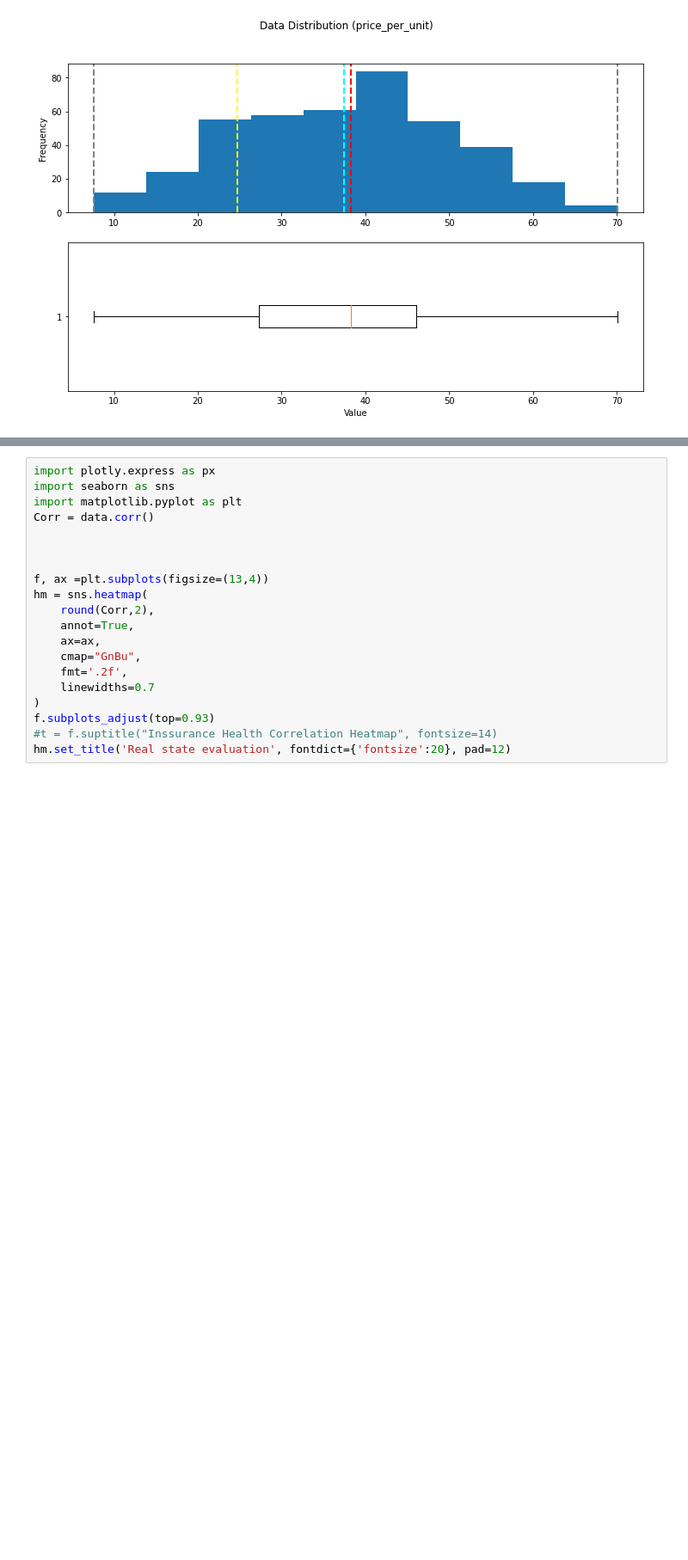
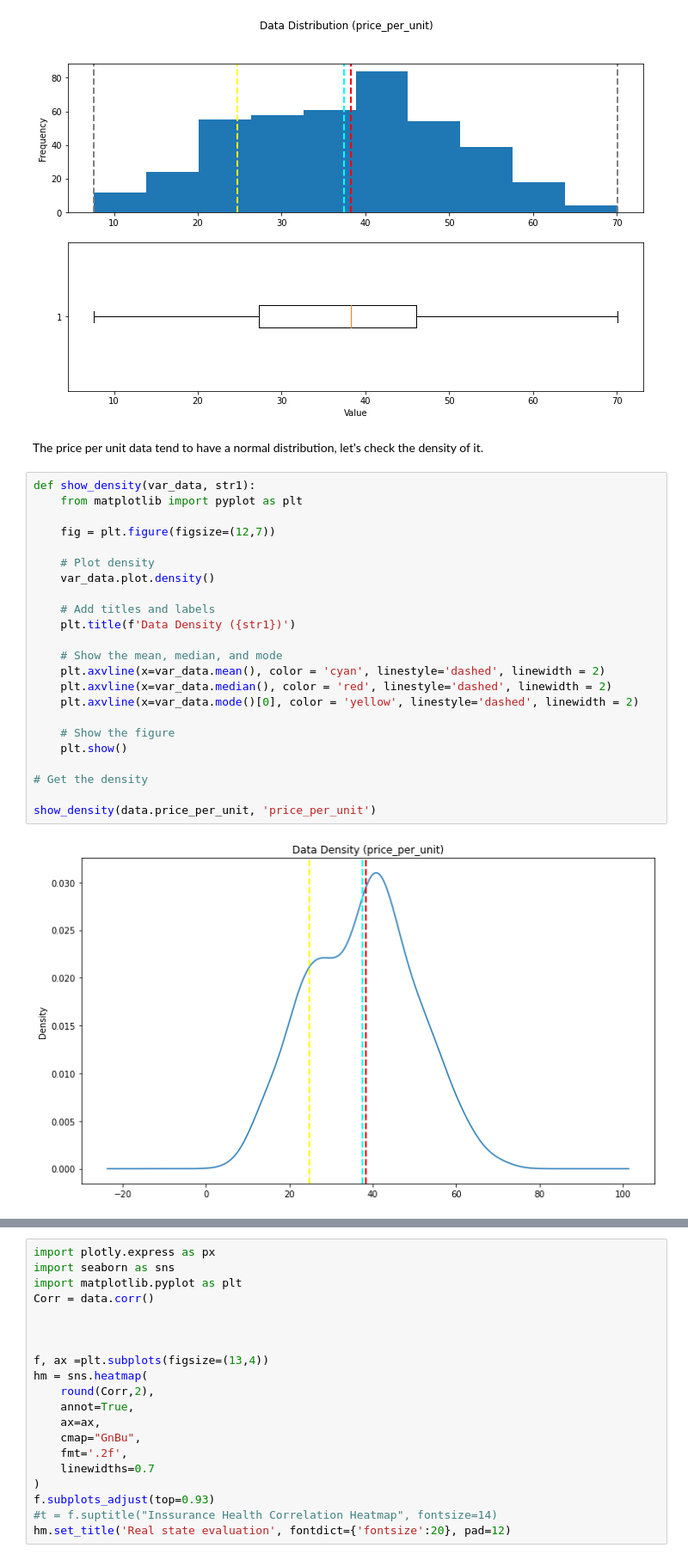
Before and after one commit to BanuelosCarlos/House-Price-Regression, a Jupyter notebook: Real Estate Regression Challenge.ipynb, the cells around one changed output, grey strips where cells are left out. Shown: that part at 86% size. Drawn from its saved outputs; the diff is of its cells as text; blank space fills up the shorter version.

```diff
--- a/Real Estate Regression Challenge.ipynb
+++ b/Real Estate Regression Challenge.ipynb
@@ -157,3 +164,30 @@ Maximum:70.10
 [figure]
 [figure]
 [figure]
+# %% [markdown]
+The price per unit data tend to have a normal distribution, let's check the density of it.
+# %%
+def show_density(var_data, str1):
+    from matplotlib import pyplot as plt
+
+    fig = plt.figure(figsize=(12,7))
+
+    # Plot density
+    var_data.plot.density()
+
+    # Add titles and labels
+    plt.title(f'Data Density ({str1})')
+
+    # Show the mean, median, and mode
+    plt.axvline(x=var_data.mean(), color = 'cyan', linestyle='dashed', linewidth = 2)
+    plt.axvline(x=var_data.median(), color = 'red', linestyle='dashed', linewidth = 2)
+    plt.axvline(x=var_data.mode()[0], color = 'yellow', linestyle='dashed', linewidth = 2)
+
+    # Show the figure
+    plt.show()
+
+# Get the density
+
+show_density(data.price_per_unit, 'price_per_unit')
+# %% [output]
+[figure, added]
```
Also changed, not shown: parts of 19 cells of this notebook, 1 other file.
